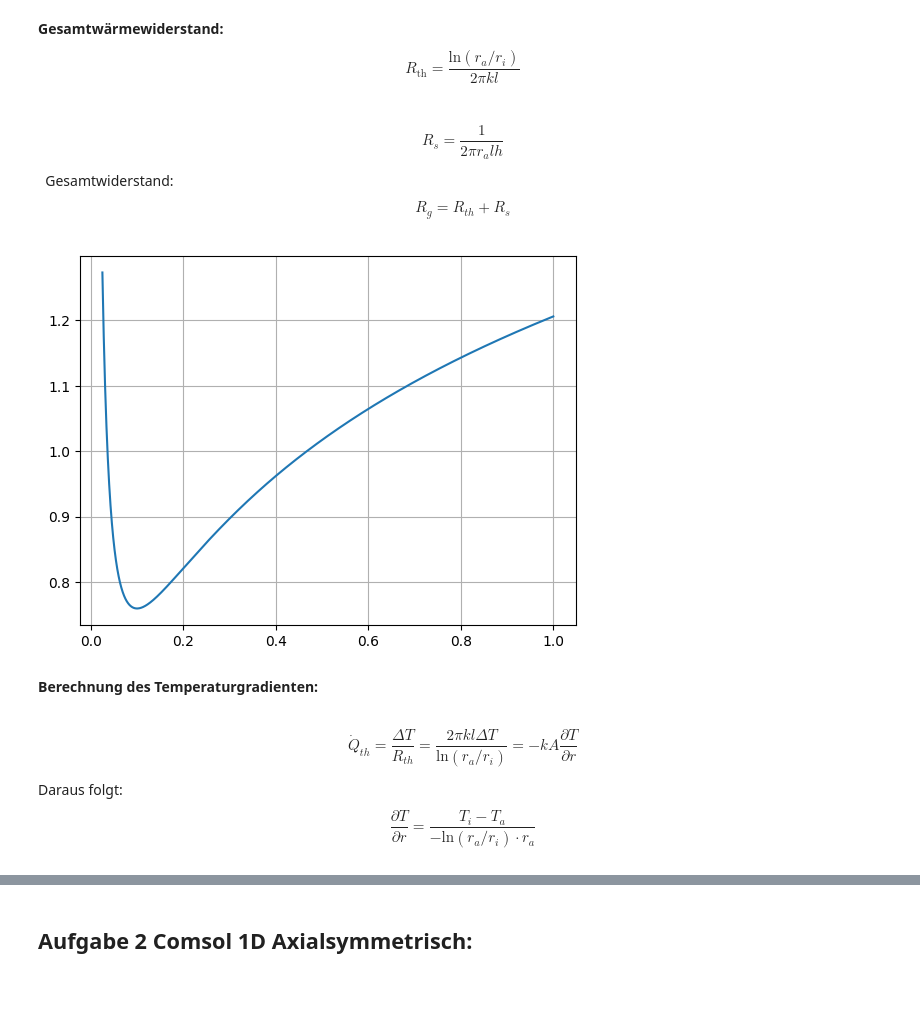
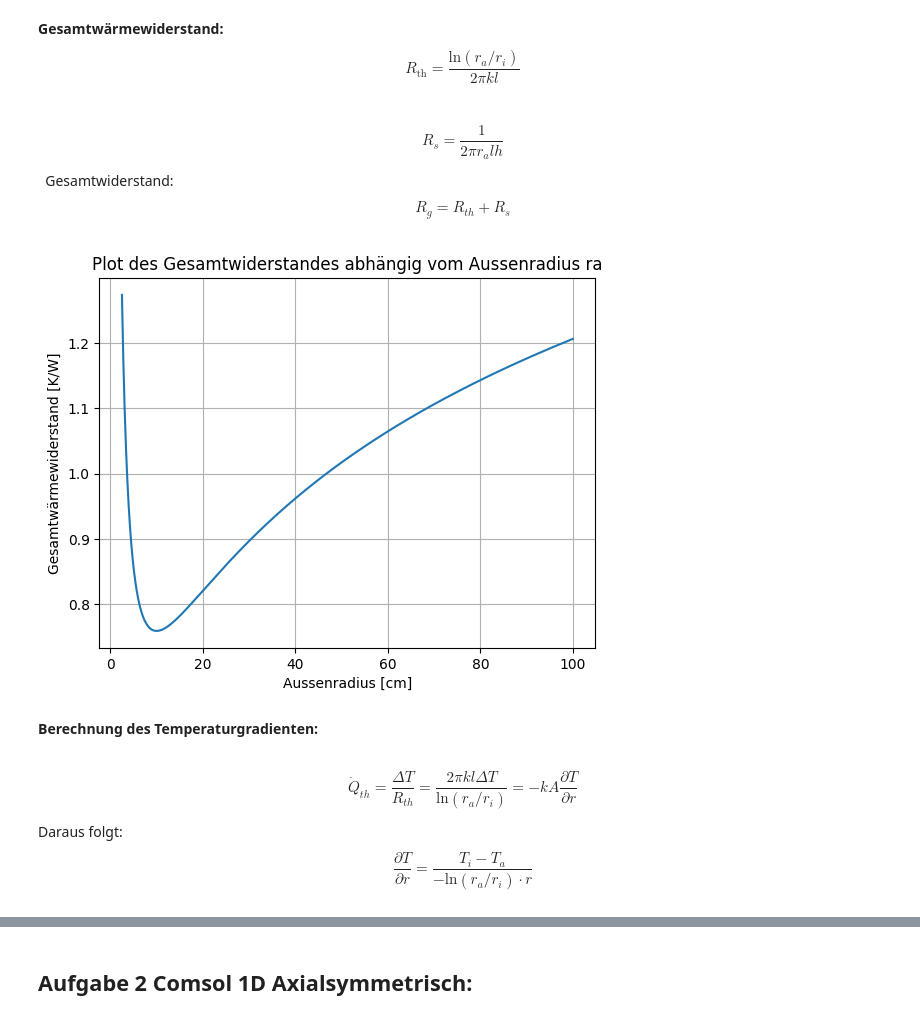
Before and after one commit to HansPeter21/CoP_Abgabe, a Jupyter notebook: Bericht_Mauro_Schegg.ipynb, the cells around one changed output, grey strips where cells are left out. Saved outputs shown, nothing was run; the diff lists cells and outputs as text; code cells hidden in the pictures; blank space fills up the shorter version.

```diff
--- a/Bericht_Mauro_Schegg.ipynb
+++ b/Bericht_Mauro_Schegg.ipynb
@@ -223,11 +244,14 @@ rg = np.linspace(0.025,1,1000)
 Rth = np.log(rg/ri)/(2*np.pi*0.5*1)
 Rs = 1/(2*np.pi*rg*1*5)
 Rg = Rth+Rs
-# %%
-plt.plot(rg,Rg)
-plt.grid()
-# %% [output]
-[figure, removed]
+# %%
+plt.plot(rg*100,Rg)
+plt.title("Plot des Gesamtwiderstandes abhängig vom Aussenradius ra")
+plt.ylabel("Gesamtwärmewiderstand [K/W]")
+plt.xlabel("Aussenradius [cm]")
+plt.grid()
+# %% [output]
+[figure, added]
 # %% [markdown]
 **Berechnung des Temperaturgradienten:**
 # %% [markdown]
@@ -237,5 +261,5 @@ $$
 
 Daraus folgt:
 $$
-\frac{\partial T}{\partial r} = \frac{T_i -T_a}{-\text{ln}(r_a/r_i) \cdot r_a}
+\frac{\partial T}{\partial r} = \frac{T_i -T_a}{-\text{ln}(r_a/r_i) \cdot r}
 $$
```
Also changed, not shown: parts of 16 cells of this notebook, 1 other file.
